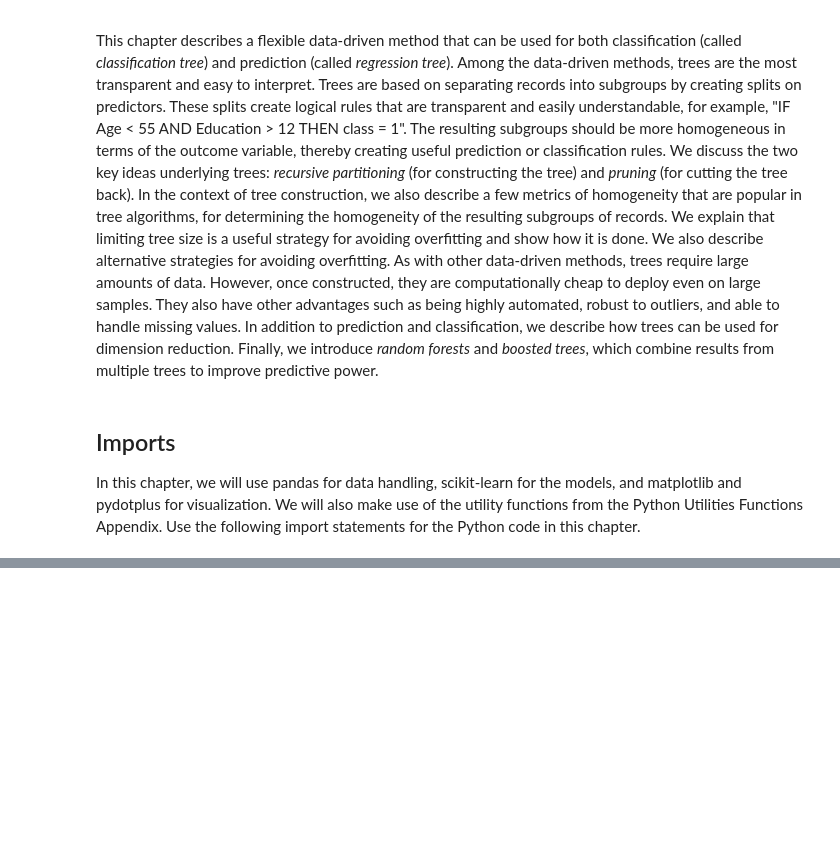
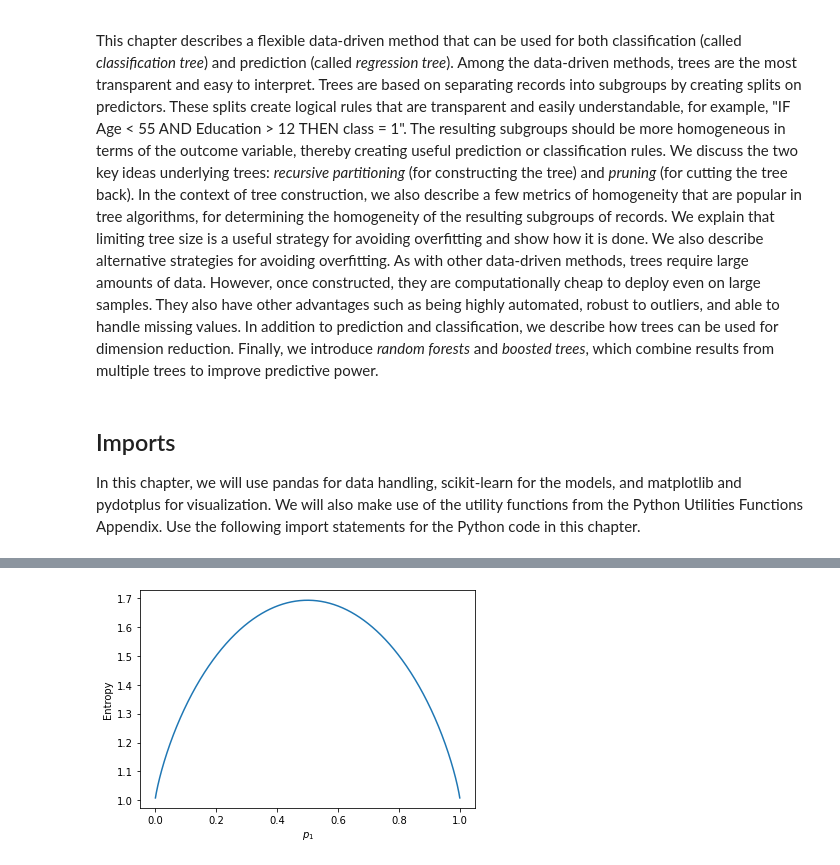
Before and after one commit to jeantardelli/data-mining-for-business-analytics, a Jupyter notebook: analysis/classification-and-regression-trees.ipynb, the cells around one changed output, grey strips where cells are left out. Saved outputs shown, nothing was run; the diff lists cells and outputs as text; code cells hidden in the pictures; blank space fills up the shorter version.

```diff
--- a/analysis/classification-and-regression-trees.ipynb
+++ b/analysis/classification-and-regression-trees.ipynb
@@ -40,0 +170,11 @@ In the following sections, we show how trees are constructed and evaluated.
+# %%
+X = np.linspace(0.001, 0.999, 1001)
+y = 1 - X*np.log(X) - (1-X)*np.log((1-X))
+
+fig, ax = plt.subplots(1, 1, figsize=(6, 4))
+ax.set_xlabel("$p_1$")
+ax.set_ylabel("Entropy")
+ax.plot(X, y)
+plt.show()
+# %% [output]
+[figure, added]
```
Also changed, not shown: parts of 9 cells of this notebook.
